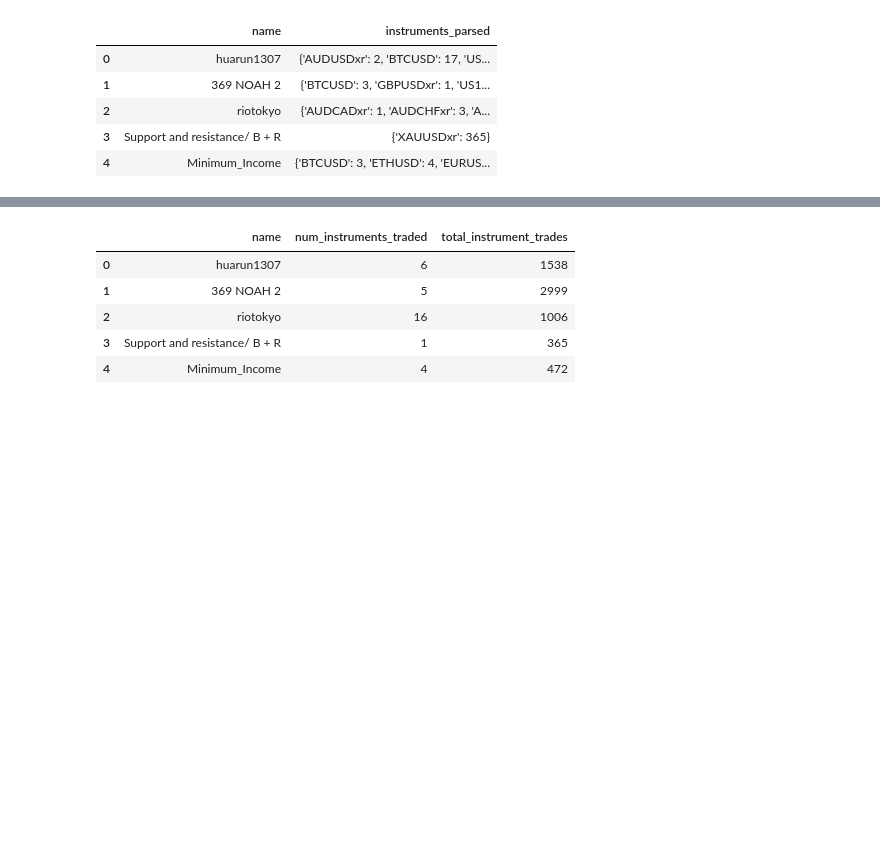
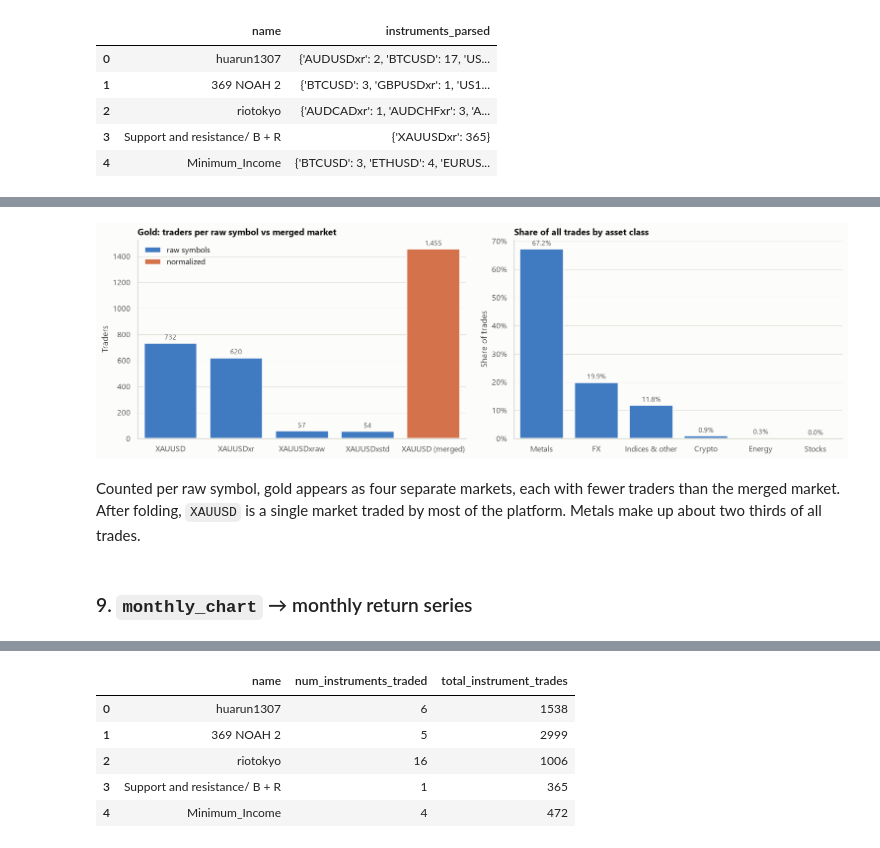
Before and after one commit to EdinsonLeandro/copy-trading, a Jupyter notebook: analysis/fpmarkets/01_data_quality.ipynb, the cells around one changed output, grey strips where cells are left out. Drawn from its saved outputs; the diff is of its cells as text; code cells hidden in the pictures; blank space fills up the shorter version.

```diff
--- a/analysis/fpmarkets/01_data_quality.ipynb
+++ b/analysis/fpmarkets/01_data_quality.ipynb
@@ -202,0 +397,35 @@ df[["name", "trade_statistics_parsed"]].head(5)
+# %%
+gold_variants = pd.Series(
+    {s: sum(s in d for d in df["instruments_parsed"]) for s in sorted(raw_symbols) if normalize_symbol(s) == "XAUUSD"}
+)
+gold_plot = pd.concat([
+    pd.DataFrame({"symbol": gold_variants.index, "traders": gold_variants.values, "view": "raw symbols"}),
+    pd.DataFrame({"symbol": ["XAUUSD (merged)"], "traders": [sum("XAUUSD" in d for d in df["instruments_normalized"])],
+                  "view": "normalized"}),
+])
+
+class_totals = pd.DataFrame(df["asset_class_trades"].tolist()).sum().sort_values(ascending=False)
+trades_by_class = (100 * class_totals / class_totals.sum()).rename("share").rename_axis("asset_class").reset_index()
+
+fig, axes = plt.subplots(1, 2, figsize=(14, 4.5))
+sns.barplot(data=gold_plot, x="symbol", y="traders", hue="view", palette=ps.SERIES[:2], ax=axes[0])
+ps.label_bars(axes[0])
+axes[0].set_title("Gold: traders per raw symbol vs merged market")
+axes[0].set_xlabel("")
+axes[0].set_ylabel("Traders")
+axes[0].legend(title="")
+
+sns.barplot(data=trades_by_class, x="asset_class", y="share", color=ps.PRIMARY, ax=axes[1])
+ps.label_bars(axes[1], fmt="{:.1f}%")
+axes[1].set_title("Share of all trades by asset class")
+axes[1].set_xlabel("")
+axes[1].set_ylabel("Share of trades")
+axes[1].yaxis.set_major_formatter(ps.percent_formatter)
+plt.tight_layout()
+plt.show()
+# %% [output]
+[figure, added]
+# %% [markdown]
+Counted per raw symbol, gold appears as four separate markets, each with fewer traders than the merged market. After folding, `XAUUSD` is a single market traded by most of the platform. Metals make up about two thirds of all trades.
+# %% [markdown]
+### 9. `monthly_chart` → monthly return series
```
Also changed, not shown: parts of 53 cells of this notebook, 20 other files.
